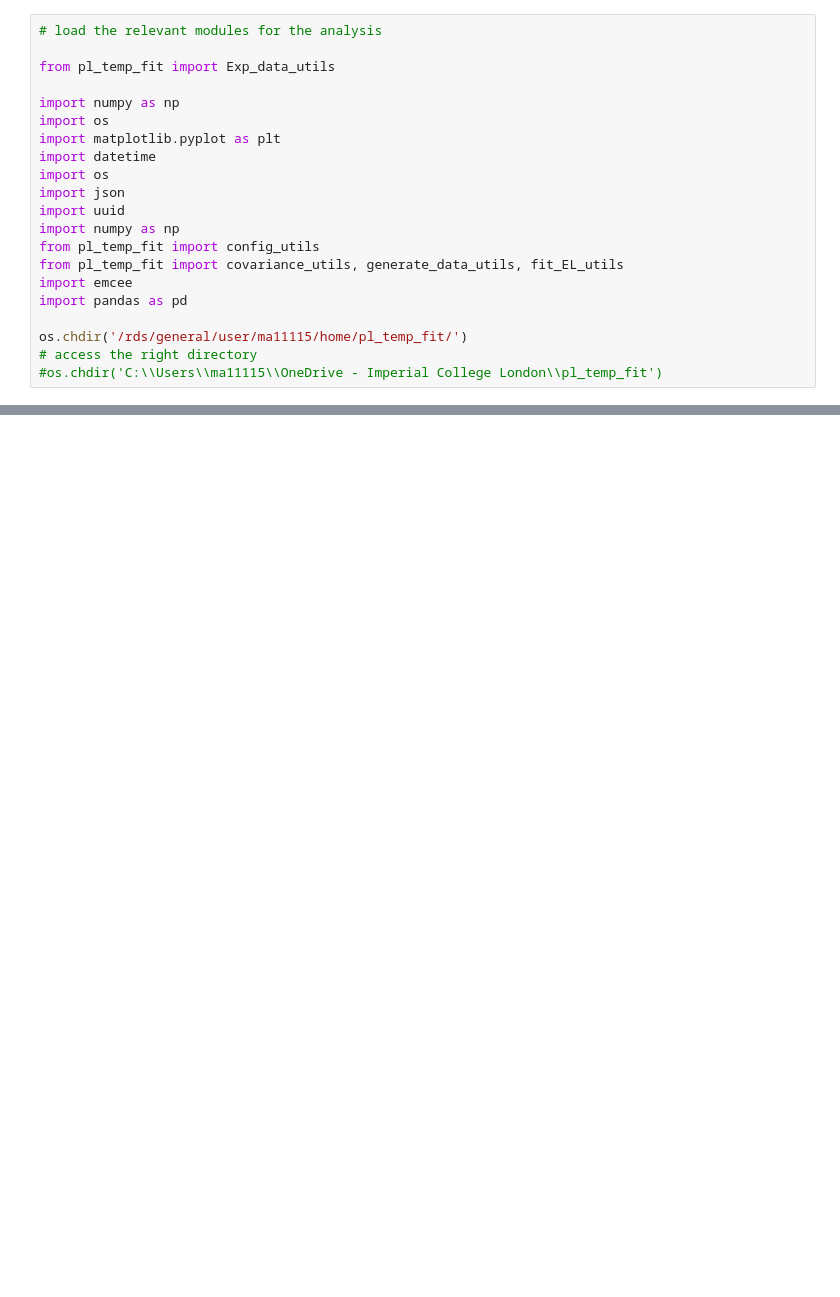
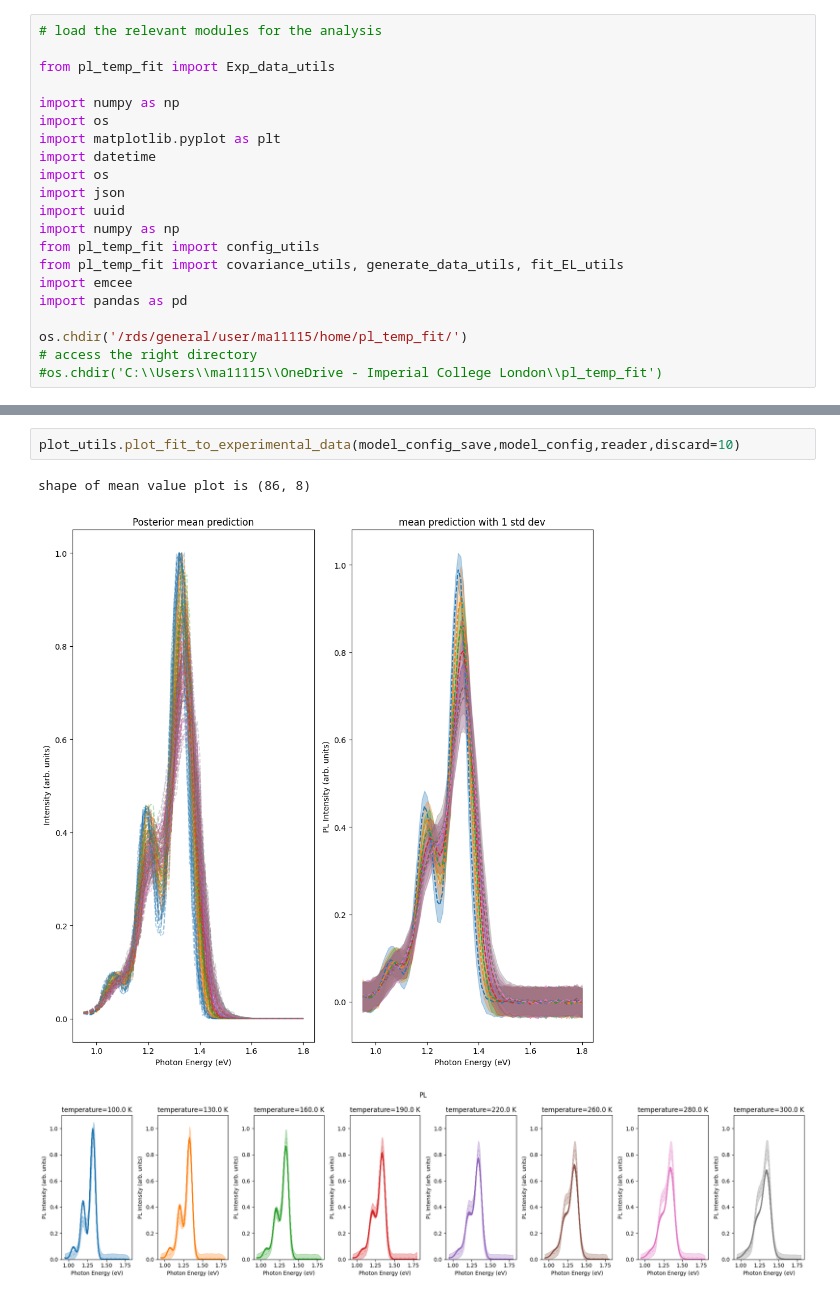
Before and after one commit to mohammedazzouzi15/pl_temp_fit, a Jupyter notebook: notebook/2_analyse_sampling_output_PL.ipynb, the cells around one changed output, grey strips where cells are left out. Drawn from its saved outputs; the diff is of its cells as text; blank space fills up the shorter version.

```diff
--- a/notebook/2_analyse_sampling_output_PL.ipynb
+++ b/notebook/2_analyse_sampling_output_PL.ipynb
@@ -62,0 +82,6 @@ IndentationError: unindent does not match any outer indentation level (<tokenize
+# %%
+plot_utils.plot_fit_to_experimental_data(model_config_save,model_config,reader,discard=10)
+# %% [output]
+shape of mean value plot is (86, 8)
+[figure, added]
+[figure, added]
```
Also changed, not shown: parts of 8 cells of this notebook.
